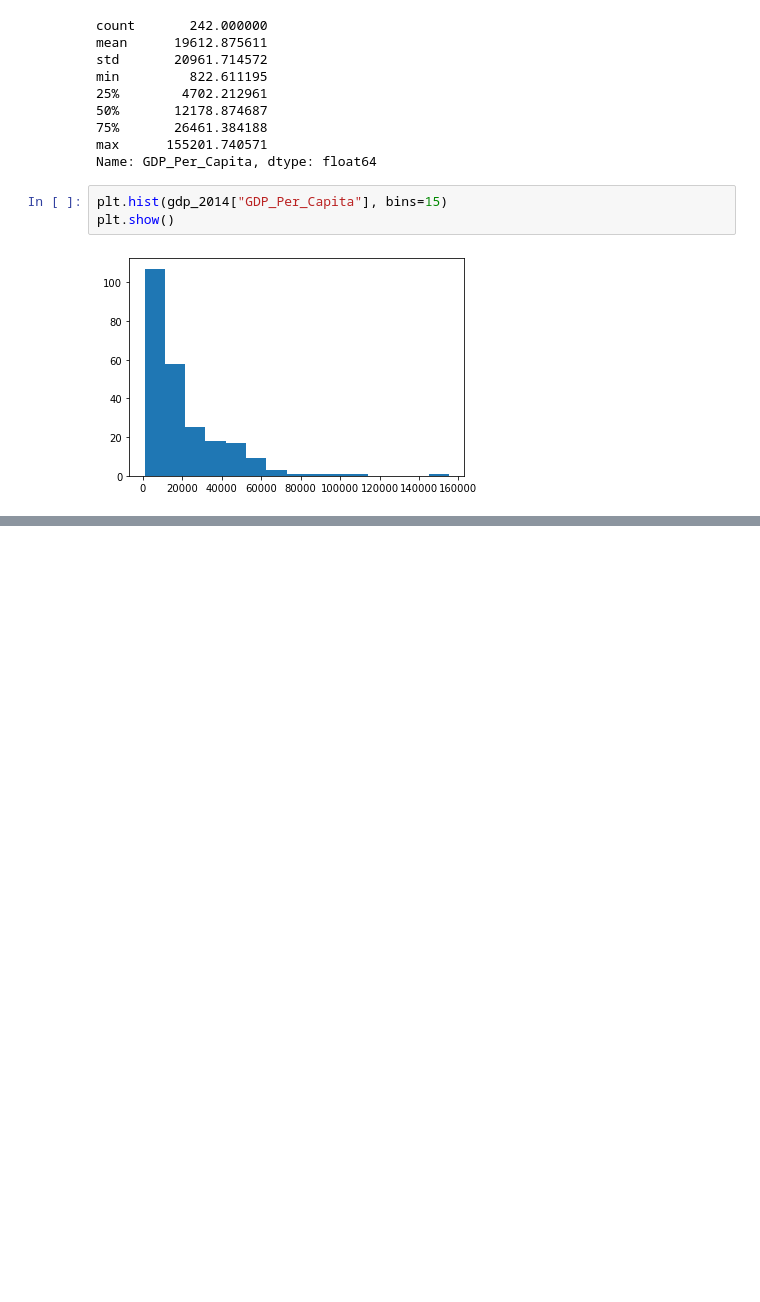
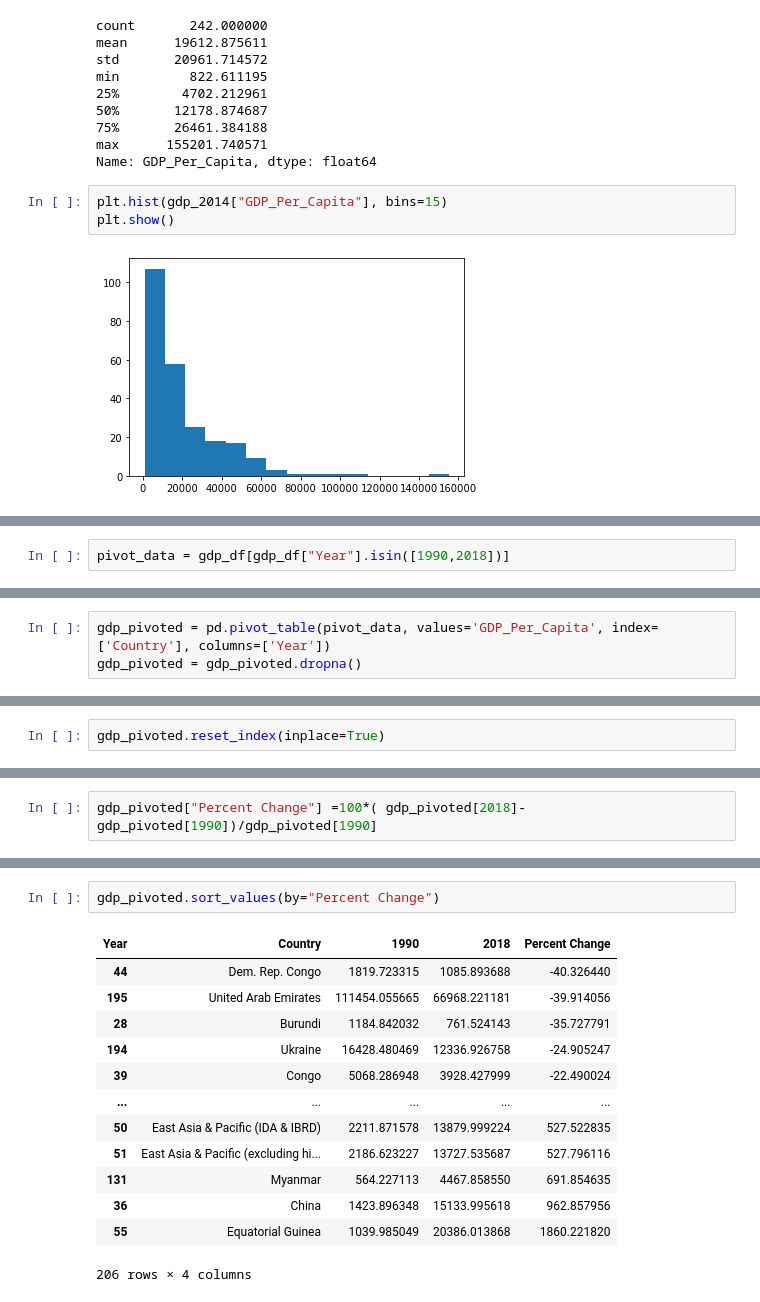
Before and after one commit to nss-data-science-cohort-7/un-exploration-sourish33, a Jupyter notebook: notebooks/UN_Data_Exploration.ipynb, the cells around one changed output, grey strips where cells are left out. Saved outputs shown, nothing was run; the diff lists cells and outputs as text; blank space fills up the shorter version.

```diff
--- a/notebooks/UN_Data_Exploration.ipynb
+++ b/notebooks/UN_Data_Exploration.ipynb
@@ -158,0 +182,2 @@ plt.show()
+# %%
+pivot_data = gdp_df[gdp_df["Year"].isin([1990,2018])]
@@ -158,0 +193,3 @@ plt.show()
+# %%
+gdp_pivoted = pd.pivot_table(pivot_data, values='GDP_Per_Capita', index=['Country'], columns=['Year'])
+gdp_pivoted = gdp_pivoted.dropna()
@@ -158,0 +198,2 @@ plt.show()
+# %%
+gdp_pivoted.reset_index(inplace=True)
@@ -158,0 +209,2 @@ plt.show()
+# %%
+gdp_pivoted["Percent Change"] =100*( gdp_pivoted[2018]-gdp_pivoted[1990])/gdp_pivoted[1990]
@@ -158,0 +220,16 @@ plt.show()
+# %%
+gdp_pivoted.sort_values(by="Percent Change")
+# %% [output]
+| Year | Country | 1990 | 2018 | Percent Change |
+| 44 | Dem. Rep. Congo | 1819.723315 | 1085.893688 | -40.326440 |
+| 195 | United Arab Emirates | 111454.055665 | 66968.221181 | -39.914056 |
+| 28 | Burundi | 1184.842032 | 761.524143 | -35.727791 |
+| 194 | Ukraine | 16428.480469 | 12336.926758 | -24.905247 |
+| 39 | Congo | 5068.286948 | 3928.427999 | -22.490024 |
+| ... | ... | ... | ... | ... |
+| 50 | East Asia & Pacific (IDA & IBRD) | 2211.871578 | 13879.999224 | 527.522835 |
+| 51 | East Asia & Pacific (excluding hi... | 2186.623227 | 13727.535687 | 527.796116 |
+| 131 | Myanmar | 564.227113 | 4467.858550 | 691.854635 |
+| 36 | China | 1423.896348 | 15133.995618 | 962.857956 |
+| 55 | Equatorial Guinea | 1039.985049 | 20386.013868 | 1860.221820 |
+206 rows × 4 columns
```
Also changed, not shown: parts of 9 cells of this notebook.
